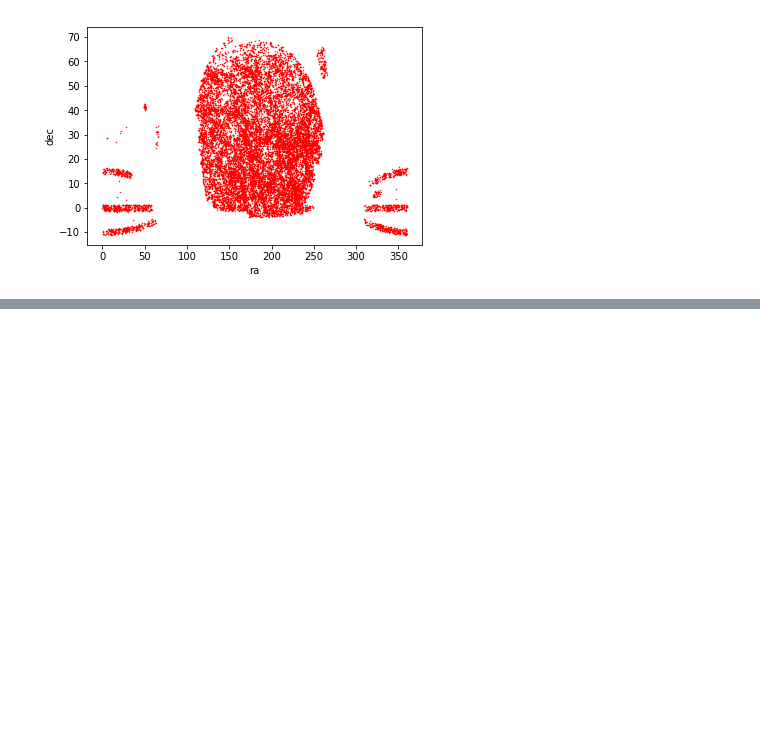
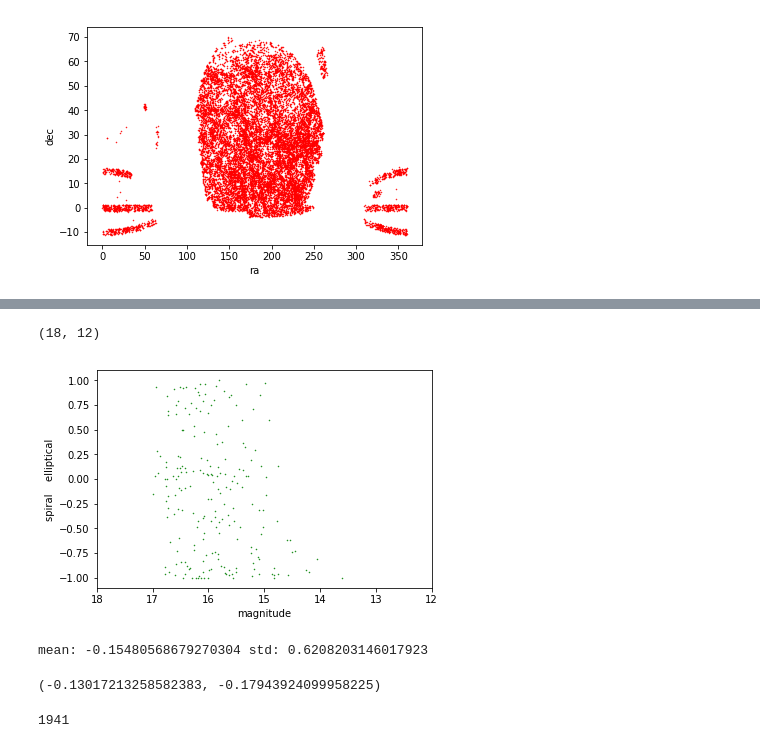
Before and after one commit to anikacave/morphology-analysis, a Jupyter notebook: Research.ipynb, the cells around one changed output, grey strips where cells are left out. Drawn from its saved outputs; the diff is of its cells as text; code cells hidden in the pictures; blank space fills up the shorter version.

```diff
--- a/Research.ipynb
+++ b/Research.ipynb
@@ -270,0 +363,27 @@ Plotting images...
+# %%
+plt.scatter(green2['mag'], green2['ellip_spiral'],  s=1, marker = '.', color = 'Green')
+plt.xlabel('magnitude')
+plt.ylabel('spiral    elliptical')
+plt.xlim(18, 12)
+# %% [output]
+(18, 12)
+[figure, added]
+# %%
+mean = green2['ellip_spiral'].mean()
+std = green2['ellip_spiral'].std()
+print('mean: ' + str(mean) + ' ' + 'std: ' + str(std))
+# %% [output]
+mean: -0.15480568679270304 std: 0.6208203146017923
+# %%
+#more green valley galaxies are spiral galaxies
+a = mean + 1.96*(std/math.sqrt(number_of_gals))
+b = mean - 1.96*(std/math.sqrt(number_of_gals))
+print('('+ str(a) + ', ' + str(b) + ')')
+# %% [output]
+(-0.13017213258582383, -0.17943924099958225)
+# %%
+mid_gals = all_gals.where(all_gals['ellip_spiral']<.25).where(all_gals['ellip_spiral']>-.25).dropna().reset_index()
+rest_gals = all_gals.where((all_gals['ellip_spiral']>.25)|(all_gals['ellip_spiral']<-.25)).dropna().reset_index()
+print(str(len(rest_gals)))
+# %% [output]
+1941
```
Also changed, not shown: parts of 16 cells of this notebook.
